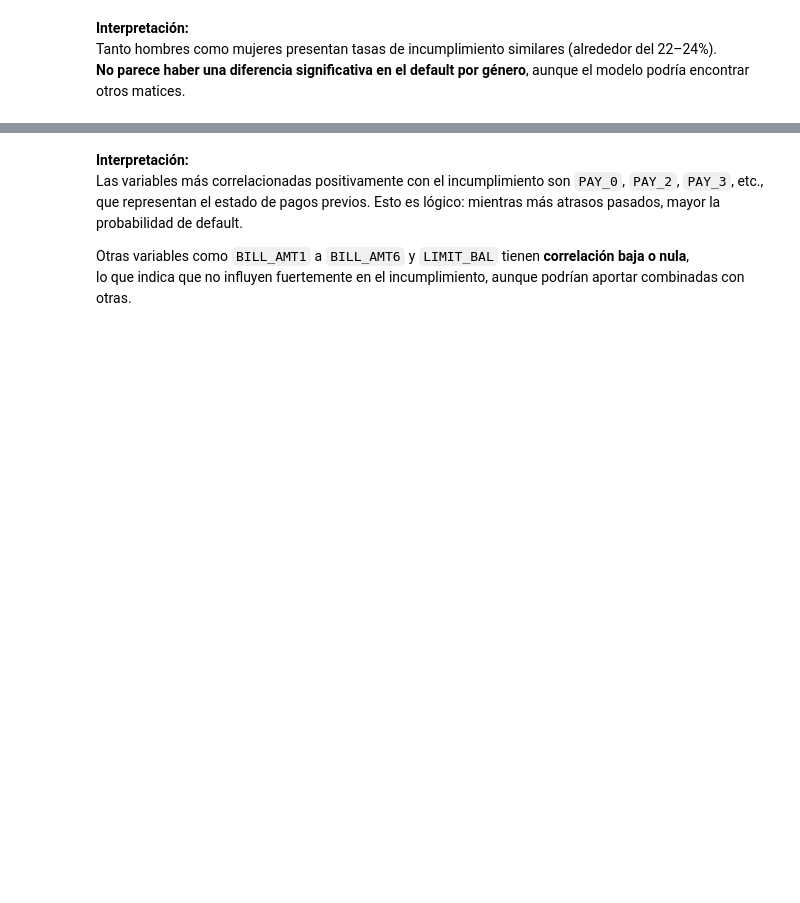
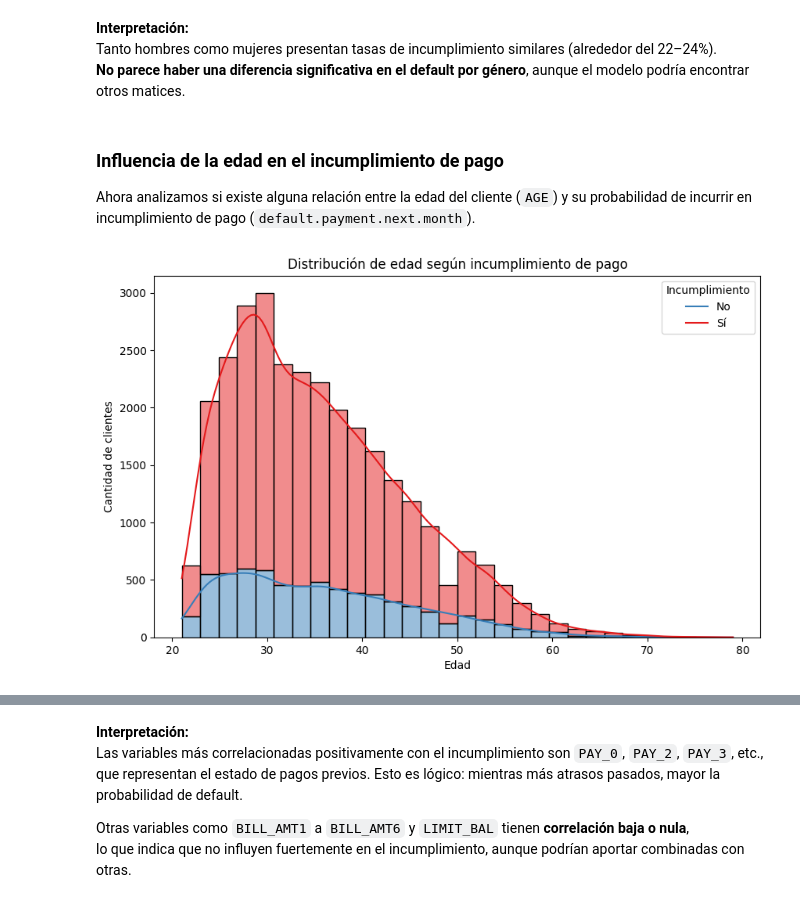
Before and after one commit to DariprogCD07/Proyecto-Final-Ciencia-de-Datos, a Jupyter notebook: proyecto_final.ipynb, the cells around one changed output, grey strips where cells are left out. Saved outputs shown, nothing was run; the diff lists cells and outputs as text; code cells hidden in the pictures; blank space fills up the shorter version.

```diff
--- a/proyecto_final.ipynb
+++ b/proyecto_final.ipynb
@@ -117,3 +124,18 @@ plt.show()
 **Interpretación:**
 Tanto hombres como mujeres presentan tasas de incumplimiento similares (alrededor del 22–24%).
 **No parece haber una diferencia significativa en el default por género**, aunque el modelo podría encontrar otros matices.
+# %% [markdown]
+### Influencia de la edad en el incumplimiento de pago
+
+Ahora analizamos si existe alguna relación entre la edad del cliente (`AGE`) y su probabilidad de incurrir en incumplimiento de pago (`default.payment.next.month`).
+# %%
+# Comparar distribución de edades por estado de incumplimiento
+plt.figure(figsize=(10,6))
+sns.histplot(data=df, x="AGE", hue="default.payment.next.month", bins=30, kde=True, palette="Set1", multiple="stack")
+plt.title("Distribución de edad según incumplimiento de pago")
+plt.xlabel("Edad")
+plt.ylabel("Cantidad de clientes")
+plt.legend(title="Incumplimiento", labels=["No", "Sí"])
+plt.show()
+# %% [output]
+[figure, added]
```
Also changed, not shown: parts of 13 cells of this notebook.
